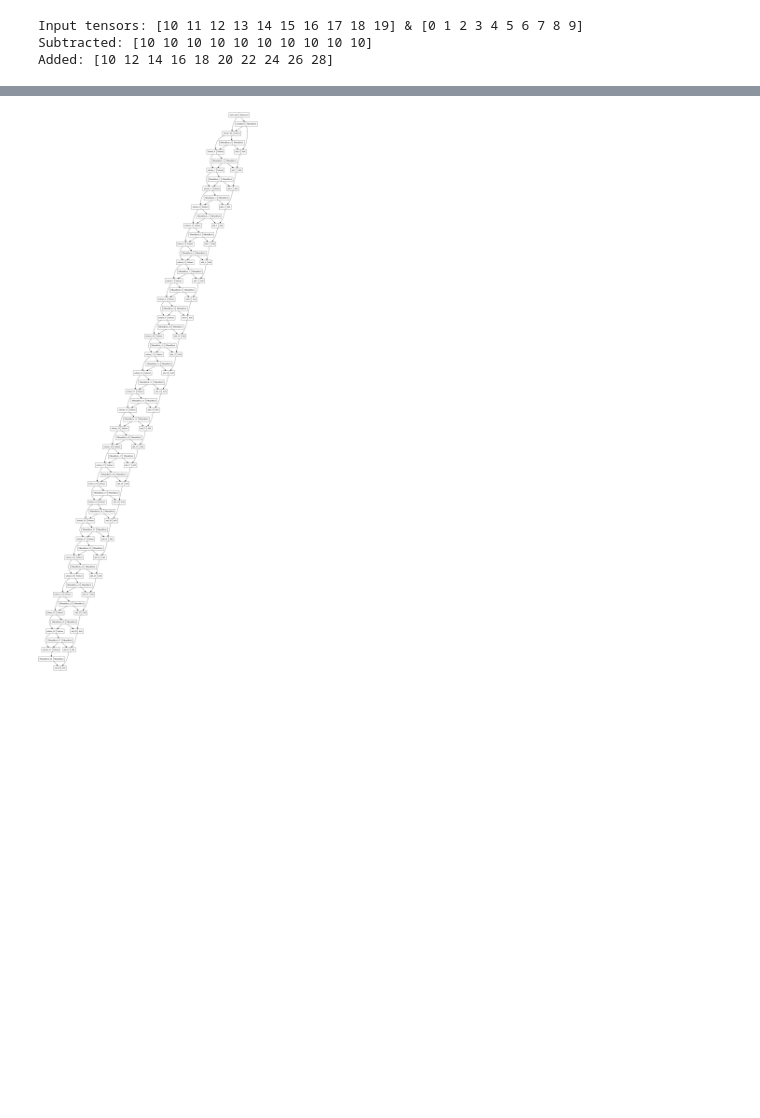
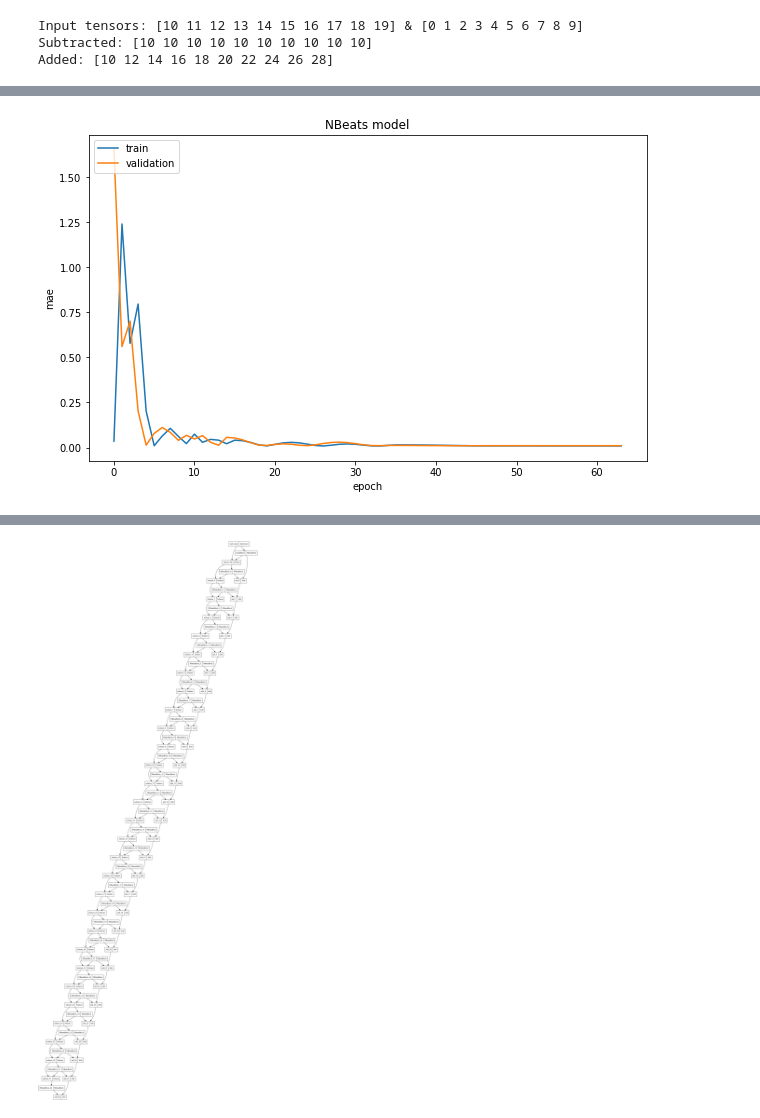
Before and after one commit to vatsal2473/irrigation_timeseries_dataset, a Jupyter notebook: nbeats.ipynb, the cells around one changed output, grey strips where cells are left out. Cells and saved outputs as stored; diff of their text form; code cells hidden in the pictures; blank space fills up the shorter version.

```diff
--- a/nbeats.ipynb
+++ b/nbeats.ipynb
@@ -195,0 +212,11 @@ Wall time: 28.7 s
+# %%
+plt.figure(figsize=(10,6))
+plt.plot(history.history['mae'])
+plt.plot(history.history['val_mae'])
+plt.title('NBeats model')
+plt.ylabel('mae')
+plt.xlabel('epoch')
+plt.legend(['train', 'validation'], loc='upper left')
+plt.show()
+# %% [output]
+[figure, added]
```
Also changed, not shown: parts of 11 cells of this notebook.
